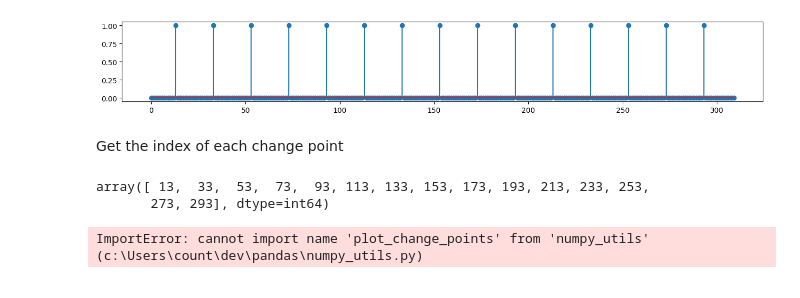
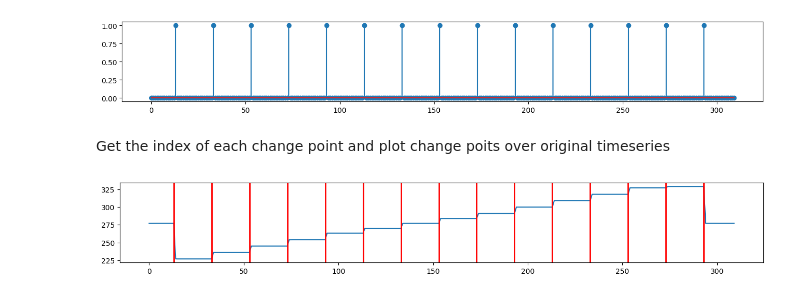
Before and after one commit to elco5/pandas, a Jupyter notebook: wt_viewer.ipynb, the cells around one changed output. Cells and saved outputs as stored; diff of their text form; code cells hidden in the pictures.

```diff
--- a/wt_viewer.ipynb
+++ b/wt_viewer.ipynb
@@ -64,16 +64,4 @@ plt.stem(vbin)
 <StemContainer object of 3 artists>
 [figure]
 # %% [markdown]
-Get the index of each change point
+Get the index of each change point and plot change poits over original timeseries
-# %%
-change_locations = np.where(vbin)[0]
-change_locations
-# %% [output]
-array([ 13,  33,  53,  73,  93, 113, 133, 153, 173, 193, 213, 233, 253,
-       273, 293], dtype=int64)
-# %%
-# import numpy_utils as utils
-from Numpy_utils import plot_change_points
-plot_change_points(vs,change_locations)
-# %% [output]
-ImportError: cannot import name 'plot_change_points' from 'numpy_utils' (c:\Users\count\dev\pandas\numpy_utils.py)
@@ -83,0 +68,7 @@ change_location5
+# %%
+from Numpy_utils import plot_change_points
+
+change_points = np.where(vbin)[0]
+plot_change_points(vs,change_points)
+# %% [output]
+[figure, added]
```
Also changed, not shown: parts of 16 cells of this notebook, 1 other file.
